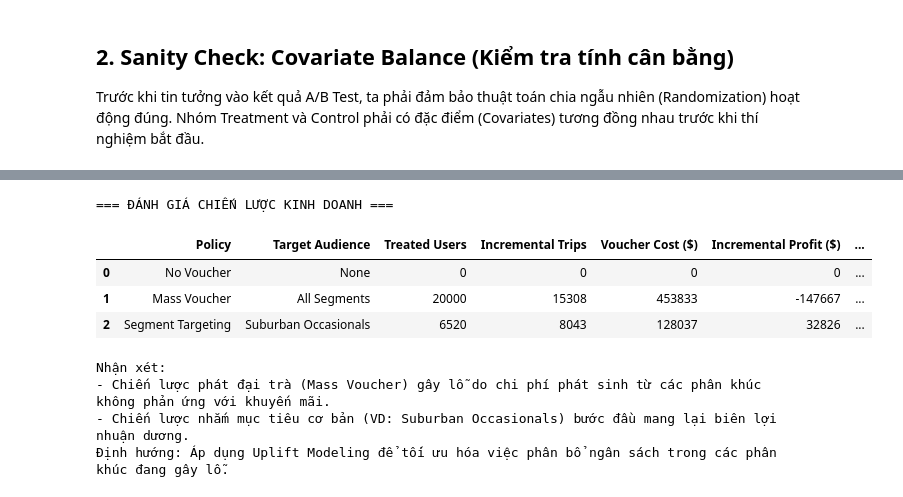
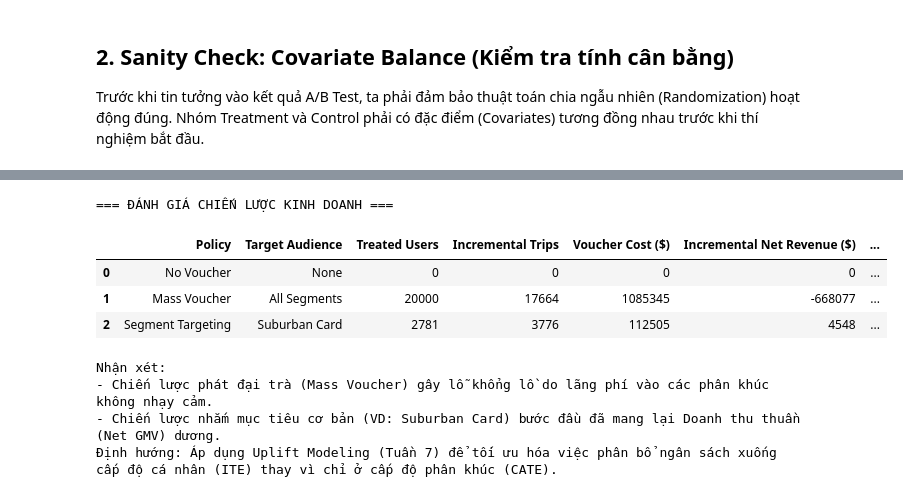
Before and after one commit to thaibuivan/GSM-promotion-experimentation, a Jupyter notebook: notebooks/week4_ab_testing/1_ab_test_analysis.ipynb, the cells around one changed output, grey strips where cells are left out. Drawn from its saved outputs; the diff is of its cells as text; code cells hidden in the pictures.

```diff
--- a/notebooks/week4_ab_testing/1_ab_test_analysis.ipynb
+++ b/notebooks/week4_ab_testing/1_ab_test_analysis.ipynb
@@ -254,9 +267,7 @@ Chúng ta sẽ tổng hợp và so sánh 3 chiến lược (Policy):
 import pandas as pd
 import numpy as np
 
-# Giả định Kinh doanh
-margin_per_trip = 20.0 # Lãi ròng 20 USD/chuyến (hoặc 20,000 VND)
-
+# Đánh giá lợi nhuận dựa trên Doanh thu thuần (Net Revenue) giống như phần CATE
 policies = []
 
 # 1. Policy: No Voucher
@@ -266,70 +277,75 @@ policies.append({
     'Treated Users': 0,
     'Incremental Trips': 0,
     'Voucher Cost ($)': 0,
-    'Incremental Profit ($)': 0,
+    'Incremental Net Revenue ($)': 0,
     'Cost per Incremental Trip ($)': 0
 })
 
-# Tính toán cho toàn bộ tập dữ liệu
 total_users = len(df)
 
 # 2. Policy: Mass Voucher (Tất cả)
-# Tổng ATE và Cost của mọi người
-mass_control = df[df['treatment_rand'] == 0]['y_rand'].mean()
-mass_treatment = df[df['treatment_rand'] == 1]['y_rand'].mean()
-mass_ate = mass_treatment - mass_control
-mass_inc_trips = mass_ate * total_users
-mass_voucher_cost = df[df['treatment_rand'] == 1]['fare_rand'].mean() * 0.25 * total_users
-mass_inc_profit = (mass_inc_trips * margin_per_trip) - mass_voucher_cost
+mass_control_trips = df[df['treatment_rand'] == 0]['Y_rand'].mean()
+mass_treat_trips = df[df['treatment_rand'] == 1]['Y_rand'].mean()
+mass_inc_trips = (mass_treat_trips - mass_control_trips) * total_users
+
+mass_control_rev = df[df['treatment_rand'] == 0]['gross_revenue_30d'].mean()
+mass_treat_rev = df[df['treatment_rand'] == 1]['gross_revenue_30d'].mean()
+mass_inc_gross = (mass_treat_rev - mass_control_rev) * total_users
+mass_voucher_cost = mass_treat_rev * 0.25 * total_users
+mass_inc_net = mass_inc_gross - mass_voucher_cost
 mass_cpit = mass_voucher_cost / mass_inc_trips if mass_inc_trips > 0 else np.inf
 
 policies.append({
     'Policy': 'Mass Voucher',
     'Target Audience': 'All Segments',
     'Treated Users': total_users,
     'Incremental Trips': int(mass_inc_trips),
     'Voucher Cost ($)': int(mass_voucher_cost),
-    'Incremental Profit ($)': int(mass_inc_profit),
+    'Incremental Net Revenue ($)': int(mass_inc_net),
     'Cost per Incremental Trip ($)': round(mass_cpit, 2)
 })
 
-# 3. Policy: Segment Targeting (Chỉ Suburban Occasionals)
-seg_df = df[df['persona'] == 'Suburban Occasionals']
+# 3. Policy: Segment Targeting (Chỉ Suburban Card)
+seg_df = df[df['persona'] == 'Suburban Card']
 seg_users = len(seg_df)
-seg_control = seg_df[seg_df['treatment_rand'] == 0]['y_rand'].mean()
-seg_treatment = seg_df[seg_df['treatment_rand'] == 1]['y_rand'].mean()
-seg_ate = seg_treatment - seg_control
-seg_inc_trips = seg_ate * seg_users
-seg_voucher_cost = seg_df[seg_df['treatment_rand'] == 1]['fare_rand'].mean() * 0.25 * seg_users
-seg_inc_profit = (seg_inc_trips * margin_per_trip) - seg_voucher_cost
+
+seg_control_trips = seg_df[seg_df['treatment_rand'] == 0]['Y_rand'].mean()
+seg_treat_trips = seg_df[seg_df['treatment_rand'] == 1]['Y_rand'].mean()
+seg_inc_trips = (seg_treat_trips - seg_control_trips) * seg_users
+
+seg_control_rev = seg_df[seg_df['treatment_rand'] == 0]['gross_revenue_30d'].mean()
+seg_treat_rev = seg_df[seg_df['treatment_rand'] == 1]['gross_revenue_30d'].mean()
+seg_inc_gross = (seg_treat_rev - seg_control_rev) * seg_users
+seg_voucher_cost = seg_treat_rev * 0.25 * seg_users
+seg_inc_net = seg_inc_gross - seg_voucher_cost
 seg_cpit = seg_voucher_cost / seg_inc_trips if seg_inc_trips > 0 else np.inf
 
 policies.append({
     'Policy': 'Segment Targeting',
-    'Target Audience': 'Suburban Occasionals',
+    'Target Audience': 'Suburban Card',
     'Treated Users': seg_users,
     'Incremental Trips': int(seg_inc_trips),
     'Voucher Cost ($)': int(seg_voucher_cost),
-    'Incremental Profit ($)': int(seg_inc_profit),
+    'Incremental Net Revenue ($)': int(seg_inc_net),
     'Cost per Incremental Trip ($)': round(seg_cpit, 2)
 })
 
 # Hiển thị bảng
 policy_df = pd.DataFrame(policies)
 print("=== ĐÁNH GIÁ CHIẾN LƯỢC KINH DOANH ===")
 display(policy_df)
 
 print("\nNhận xét:")
-print("- Chiến lược phát đại trà (Mass Voucher) gây lỗ do chi phí phát sinh từ các phân khúc không phản ứng với khuyến mãi.")
-print("- Chiến lược nhắm mục tiêu cơ bản (VD: Suburban Occasionals) bước đầu mang lại biên lợi nhuận dương.")
-print("Định hướng: Áp dụng Uplift Modeling để tối ưu hóa việc phân bổ ngân sách trong các phân khúc đang gây lỗ.")
+print("- Chiến lược phát đại trà (Mass Voucher) gây lỗ khổng lồ do lãng phí vào các phân khúc không nhạy cảm.")
+print("- Chiến lược nhắm mục tiêu cơ bản (VD: Suburban Card) bước đầu đã mang lại Doanh thu thuần (Net GMV) dương.")
+print("Định hướng: Áp dụng Uplift Modeling (Tuần 7) để tối ưu hóa việc phân bổ ngân sách xuống cấp độ cá nhân (ITE) thay vì chỉ ở cấp độ phân khúc (CATE).")
 # %% [output]
 === ĐÁNH GIÁ CHIẾN LƯỢC KINH DOANH ===
-|  | Policy | Target Audience | Treated Users | Incremental Trips | Voucher Cost ($) | Incremental Profit ($) | ... |
+|  | Policy | Target Audience | Treated Users | Incremental Trips | Voucher Cost ($) | Incremental Net Revenue ($) | ... |
 | 0 | No Voucher | None | 0 | 0 | 0 | 0 | ... |
-| 1 | Mass Voucher | All Segments | 20000 | 15308 | 453833 | -147667 | ... |
-| 2 | Segment Targeting | Suburban Occasionals | 6520 | 8043 | 128037 | 32826 | ... |
+| 1 | Mass Voucher | All Segments | 20000 | 17664 | 1085345 | -668077 | ... |
+| 2 | Segment Targeting | Suburban Card | 2781 | 3776 | 112505 | 4548 | ... |
 Nhận xét:
-- Chiến lược phát đại trà (Mass Voucher) gây lỗ do chi phí phát sinh từ các phân khúc không phản ứng với khuyến mãi.
-- Chiến lược nhắm mục tiêu cơ bản (VD: Suburban Occasionals) bước đầu mang lại biên lợi nhuận dương.
-Định hướng: Áp dụng Uplift Modeling để tối ưu hóa việc phân bổ ngân sách trong các phân khúc đang gây lỗ.
+- Chiến lược phát đại trà (Mass Voucher) gây lỗ khổng lồ do lãng phí vào các phân khúc không nhạy cảm.
+- Chiến lược nhắm mục tiêu cơ bản (VD: Suburban Card) bước đầu đã mang lại Doanh thu thuần (Net GMV) dương.
+Định hướng: Áp dụng Uplift Modeling (Tuần 7) để tối ưu hóa việc phân bổ ngân sách xuống cấp độ cá nhân (ITE) thay vì chỉ ở cấp độ phân khúc (CATE).
```
Also changed, not shown: parts of 14 cells of this notebook, 6 other files.
